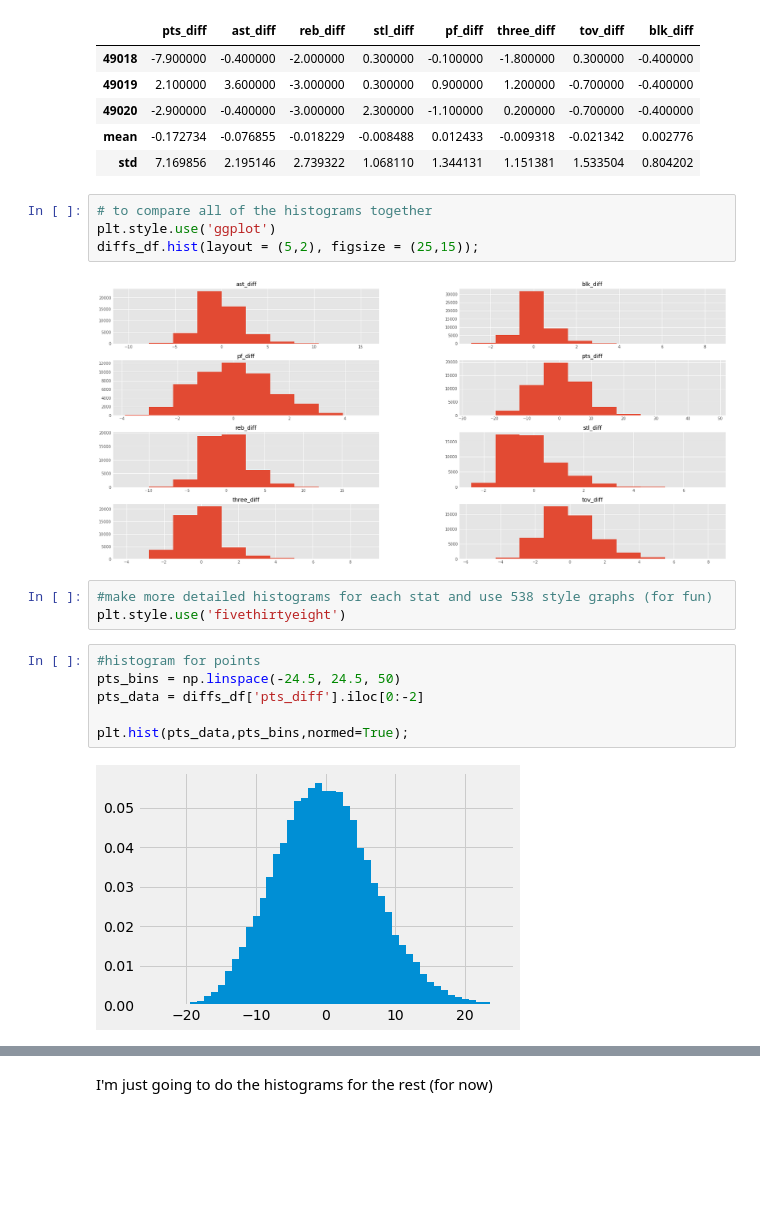
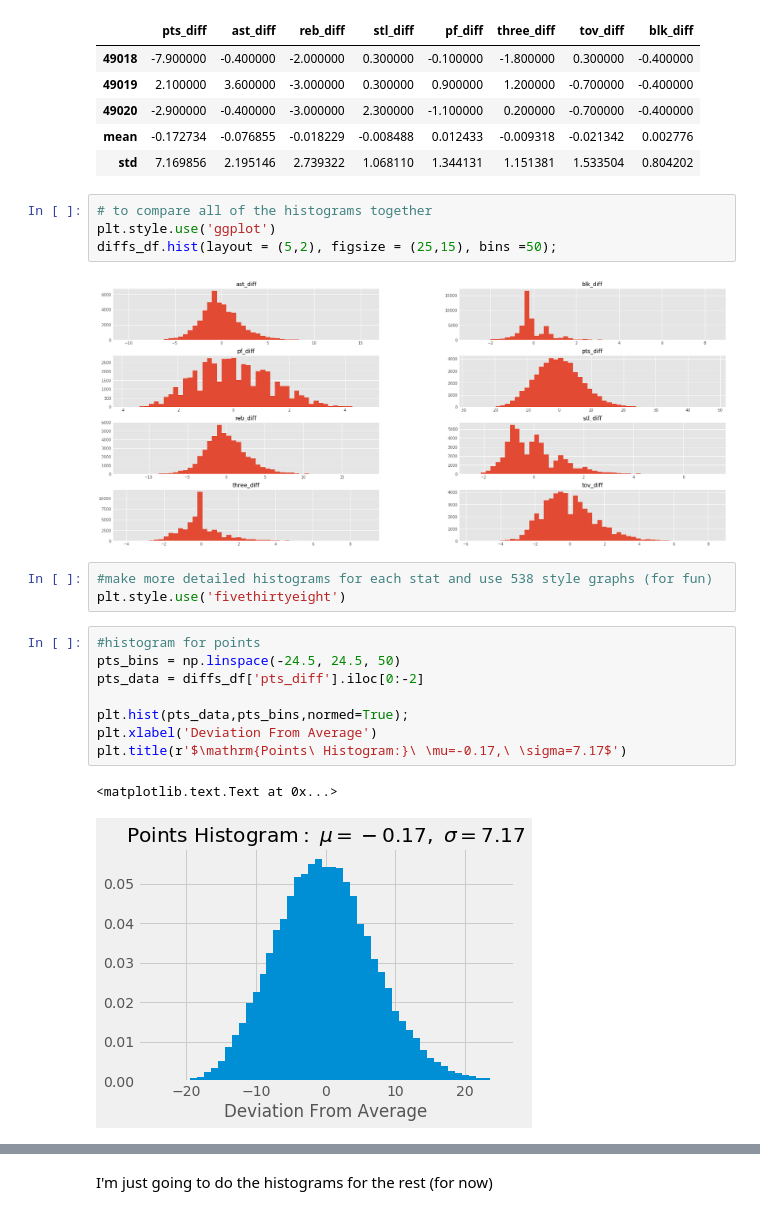
Before and after one commit to mmenz/YUSAG, a Jupyter notebook: nba_stat_diffs/nba_stat_diffs.ipynb, the cells around one changed output, grey strips where cells are left out. Saved outputs shown, nothing was run; the diff lists cells and outputs as text; blank space fills up the shorter version.

```diff
--- a/nba_stat_diffs/nba_stat_diffs.ipynb
+++ b/nba_stat_diffs/nba_stat_diffs.ipynb
@@ -41,9 +41,9 @@ diffs_df.tail()
 # %%
 # to compare all of the histograms together
 plt.style.use('ggplot')
-diffs_df.hist(layout = (5,2), figsize = (25,15));
+diffs_df.hist(layout = (5,2), figsize = (25,15), bins =50);
 # %% [output]
-[figure, old version]
+[figure, new version]
 # %%
 #make more detailed histograms for each stat and use 538 style graphs (for fun)
 plt.style.use('fivethirtyeight')
@@ -53,7 +53,10 @@ pts_bins = np.linspace(-24.5, 24.5, 50)
 pts_data = diffs_df['pts_diff'].iloc[0:-2]
 
 plt.hist(pts_data,pts_bins,normed=True);
+plt.xlabel('Deviation From Average')
+plt.title(r'$\mathrm{Points\ Histogram:}\ \mu=-0.17,\ \sigma=7.17$')
 # %% [output]
+<matplotlib.text.Text at 0x...>
-[figure, old version]
+[figure, new version]
 # %%
 #get the actual data
```
Also changed, not shown: parts of 30 cells of this notebook.
